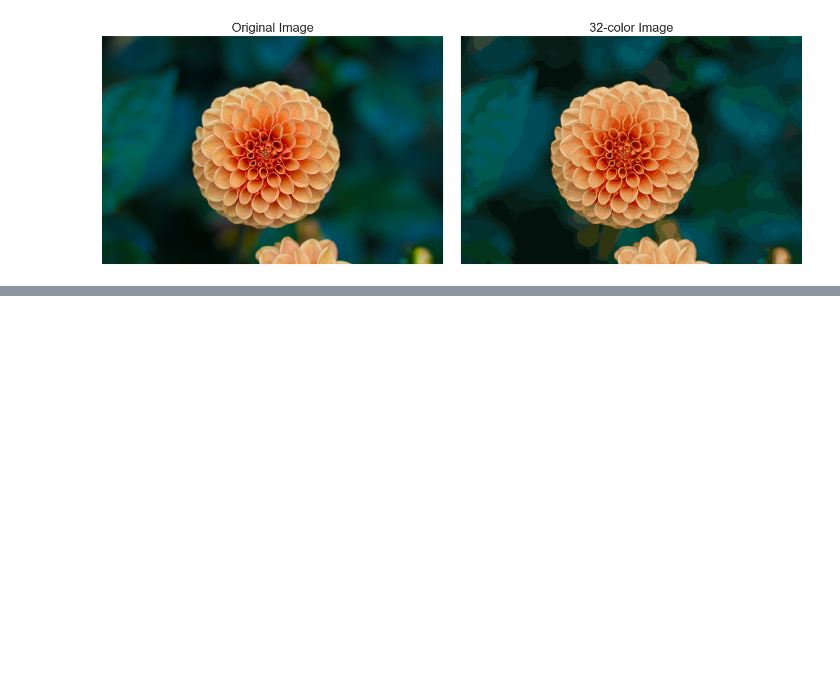
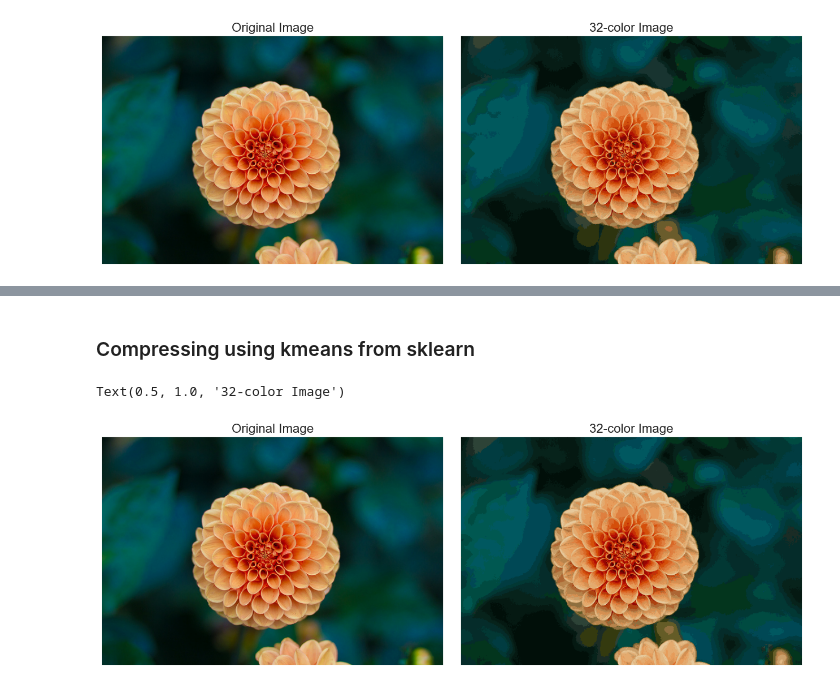
Before and after one commit to krishangupta33/Unboxing-Black-Box-ML-Models, a Jupyter notebook: HW6/HW6.ipynb, the cells around one changed output, grey strips where cells are left out. Saved outputs shown, nothing was run; the diff lists cells and outputs as text; code cells hidden in the pictures; blank space fills up the shorter version.

```diff
--- a/HW6/HW6.ipynb
+++ b/HW6/HW6.ipynb
@@ -268,0 +305,28 @@ Text(0.5, 1.0, '32-color Image')
+# %% [markdown]
+### Compressing using kmeans from sklearn
+# %%
+from sklearn.datasets import load_sample_image    # Datasets containing sample images in the scikit-learn library
+flower = load_sample_image("flower.jpg")            # Loads a sample image flower.jpg
+
+data = flower / 255.0                # Converts RGB intensity to a [0,1] scale
+data = data.reshape(427 * 640, 3)   # Reshapes the image
+
+kmeans_non_minibatch = KMeans(32)
+kmeans_non_minibatch.fit(data)
+new_colors_non_minibatch = kmeans_non_minibatch.cluster_centers_[kmeans_non_minibatch.predict(data)]
+
+
+flower_recolored = new_colors.reshape(flower.shape) # Defines the recolored image
+
+# Plots the original image and the recolored image for comparison
+
+fig, ax = plt.subplots(1, 2, figsize=(16, 6),
+                       subplot_kw=dict(xticks=[], yticks=[]))
+fig.subplots_adjust(wspace=0.05)
+ax[0].imshow(flower)
+ax[0].set_title('Original Image', size=16)
+ax[1].imshow(flower_recolored)
+ax[1].set_title('32-color Image', size=16)
+# %% [output]
+Text(0.5, 1.0, '32-color Image')
+[figure, added]
```
Also changed, not shown: parts of 20 cells of this notebook, 1 other file.
